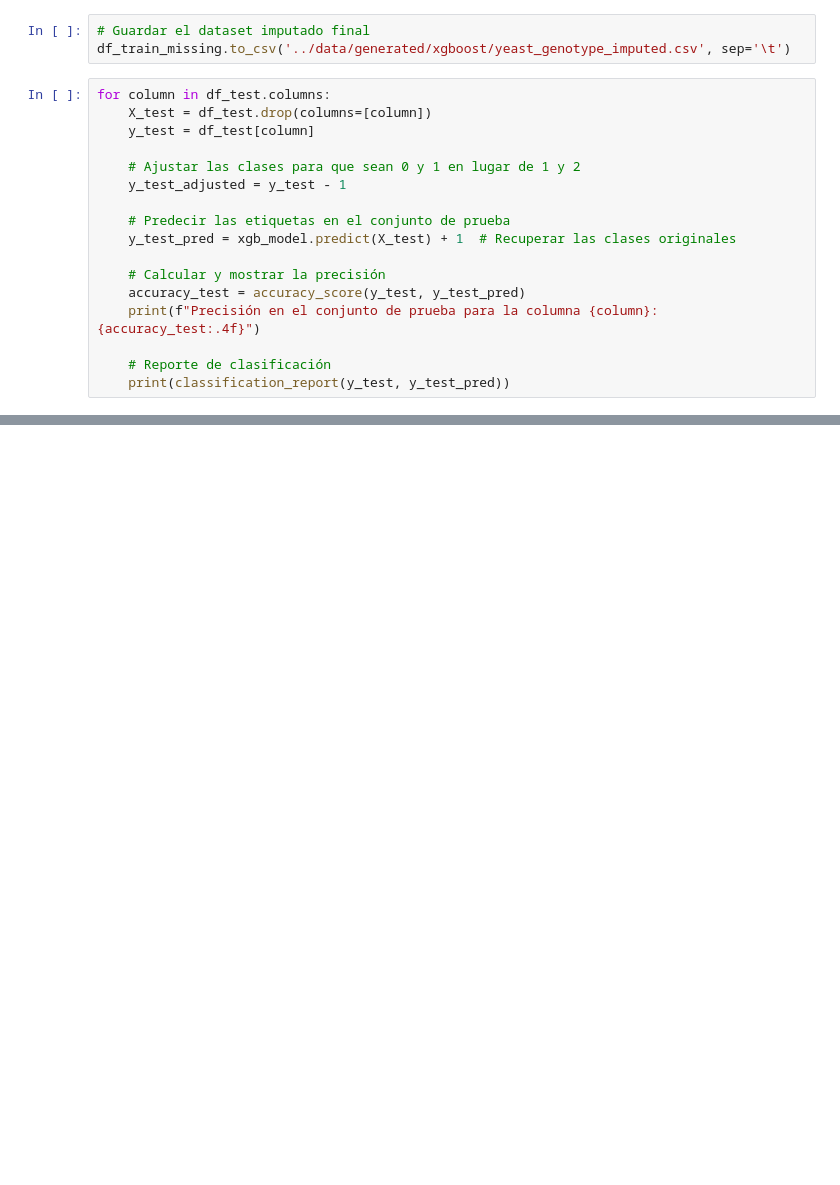
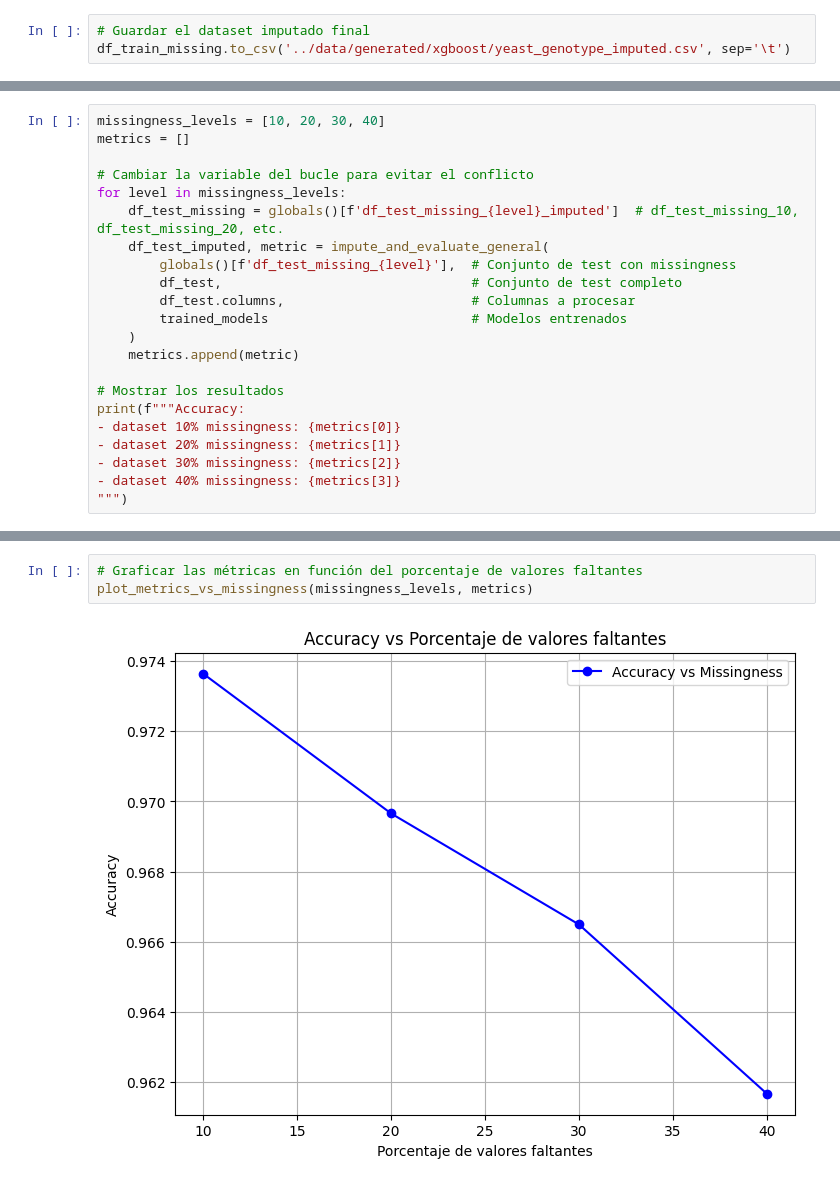
Before and after one commit to celiacl/ML_yeast_dna_imputation, a Jupyter notebook: notebooks/XGBoost_yeast.ipynb, the cells around one changed output, grey strips where cells are left out. Drawn from its saved outputs; the diff is of its cells as text; blank space fills up the shorter version.

```diff
--- a/notebooks/XGBoost_yeast.ipynb
+++ b/notebooks/XGBoost_yeast.ipynb
@@ -125,20 +715,3 @@ for column in df_train_true.columns:
 # %%
 # Guardar el dataset imputado final
 df_train_missing.to_csv('../data/generated/xgboost/yeast_genotype_imputed.csv', sep='\t')
-# %%
-for column in df_test.columns:
-    X_test = df_test.drop(columns=[column])
-    y_test = df_test[column]
-
-    # Ajustar las clases para que sean 0 y 1 en lugar de 1 y 2
-    y_test_adjusted = y_test - 1
-
-    # Predecir las etiquetas en el conjunto de prueba
-    y_test_pred = xgb_model.predict(X_test) + 1  # Recuperar las clases originales
-
-    # Calcular y mostrar la precisión
-    accuracy_test = accuracy_score(y_test, y_test_pred)
-    print(f"Precisión en el conjunto de prueba para la columna {column}: {accuracy_test:.4f}")
-
-    # Reporte de clasificación
-    print(classification_report(y_test, y_test_pred))
@@ -144,0 +789,22 @@ for column in df_test.columns:
+# %%
+missingness_levels = [10, 20, 30, 40]
+metrics = []
+
+# Cambiar la variable del bucle para evitar el conflicto
+for level in missingness_levels:
+    df_test_missing = globals()[f'df_test_missing_{level}_imputed']  # df_test_missing_10, df_test_missing_20, etc.
+    df_test_imputed, metric = impute_and_evaluate_general(
+        globals()[f'df_test_missing_{level}'],  # Conjunto de test con missingness
+        df_test,                                # Conjunto de test completo
+        df_test.columns,                        # Columnas a procesar
+        trained_models                          # Modelos entrenados
+    )
+    metrics.append(metric)
+
+# Mostrar los resultados
+print(f"""Accuracy:
+- dataset 10% missingness: {metrics[0]}
+- dataset 20% missingness: {metrics[1]}
+- dataset 30% missingness: {metrics[2]}
+- dataset 40% missingness: {metrics[3]}
+""")
@@ -144,0 +1017,5 @@ for column in df_test.columns:
+# %%
+# Graficar las métricas en función del porcentaje de valores faltantes
+plot_metrics_vs_missingness(missingness_levels, metrics)
+# %% [output]
+[figure, added]
```
Also changed, not shown: parts of 18 cells of this notebook, 15 other files.
